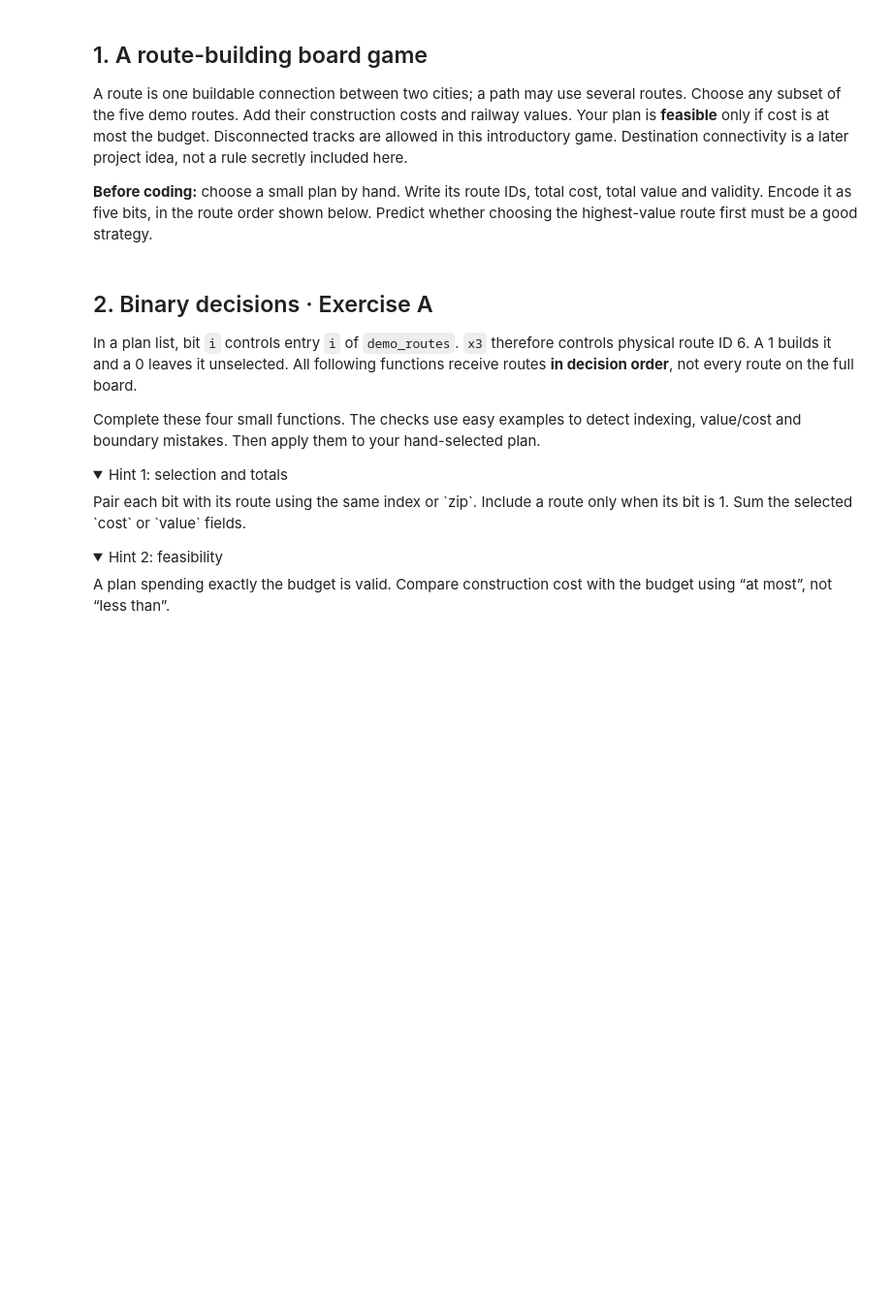
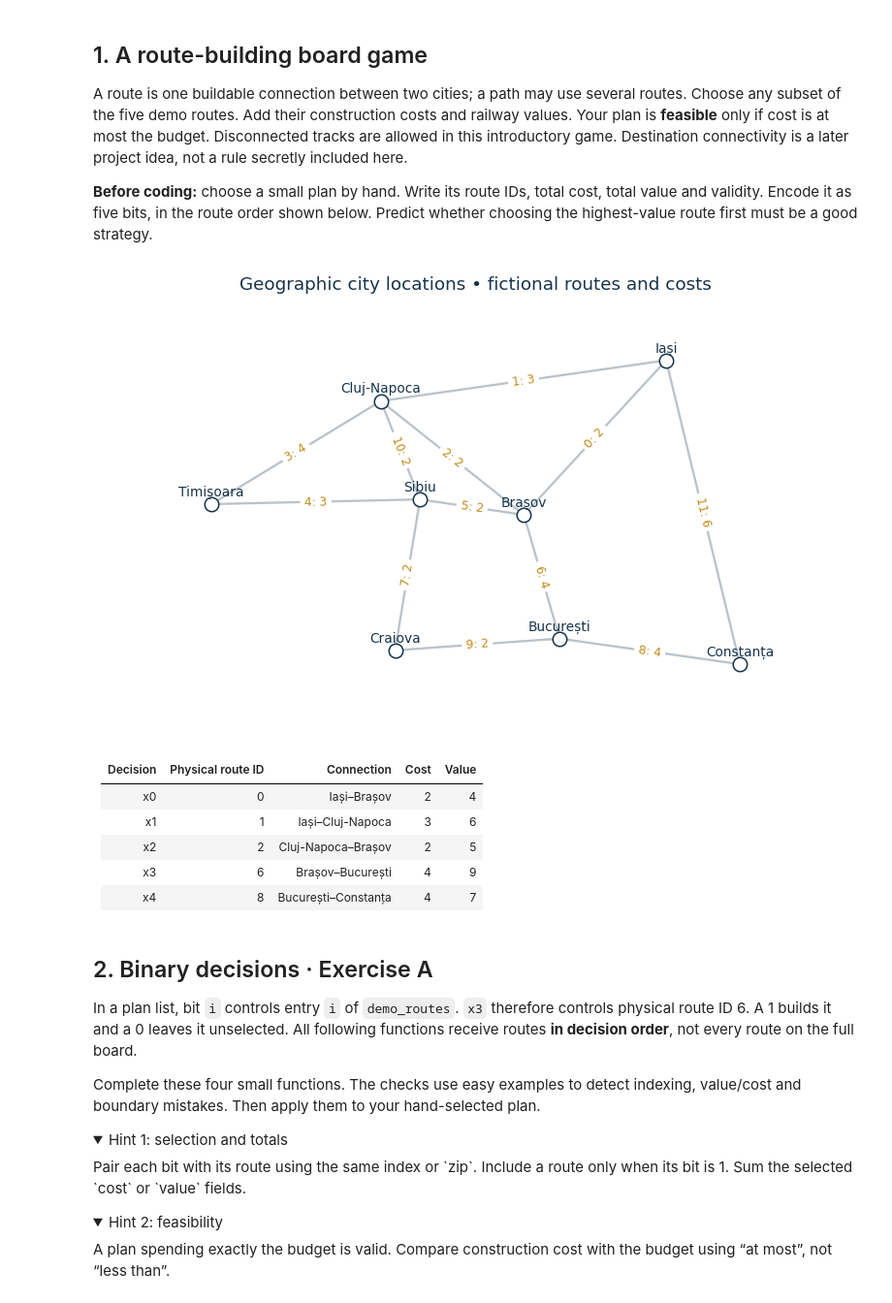
Before and after one commit to hrwire127/Q-Force, a Jupyter notebook: Quantum_Railways_Labb.ipynb, the cells around one changed output. Shown at 97% size. Cells and saved outputs as stored; diff of their text form; code cells hidden in the pictures; folded sections open; blank space fills up the shorter version.

```diff
--- a/Quantum_Railways_Labb.ipynb
+++ b/Quantum_Railways_Labb.ipynb
@@ -181,9 +190,18 @@ def distribution_metrics(counts, routes, budget, reference_rows):
 # %%
 draw_board(title='Geographic city locations • fictional routes and costs');plt.show()
 show_table(['Decision','Physical route ID','Connection','Cost','Value'],
     [(f'x{i}',r['id'],'–'.join(r['cities']),r['cost'],r['value']) for i,r in enumerate(demo_routes)])
-my_plan=[0,0,0,0,0]  # Change this to your hand-selected plan.
+my_plan=[1,1,1,0,0]  # Change this to your hand-selected plan.
 # Prediction (edit this Markdown or add a cell): cost __, value __, feasible __.
+# %% [output]
+[figure, added]
+| Decision | Physical route ID | Connection | Cost | Value |
+| --- | --- | --- | --- | --- |
+| x0 | 0 | Iași–Brașov | 2 | 4 |
+| x1 | 1 | Iași–Cluj-Napoca | 3 | 6 |
+| x2 | 2 | Cluj-Napoca–Brașov | 2 | 5 |
+| x3 | 6 | Brașov–București | 4 | 9 |
+| x4 | 8 | București–Constanța | 4 | 7 |
 # %% [markdown]
 ## 2. Binary decisions · Exercise A
 In a plan list, bit `i` controls entry `i` of `demo_routes`. `x3` therefore controls physical route ID 6. A 1 builds it and a 0 leaves it unselected. All following functions receive routes **in decision order**, not every route on the full board.
```
Also changed, not shown: parts of 5 cells of this notebook.
